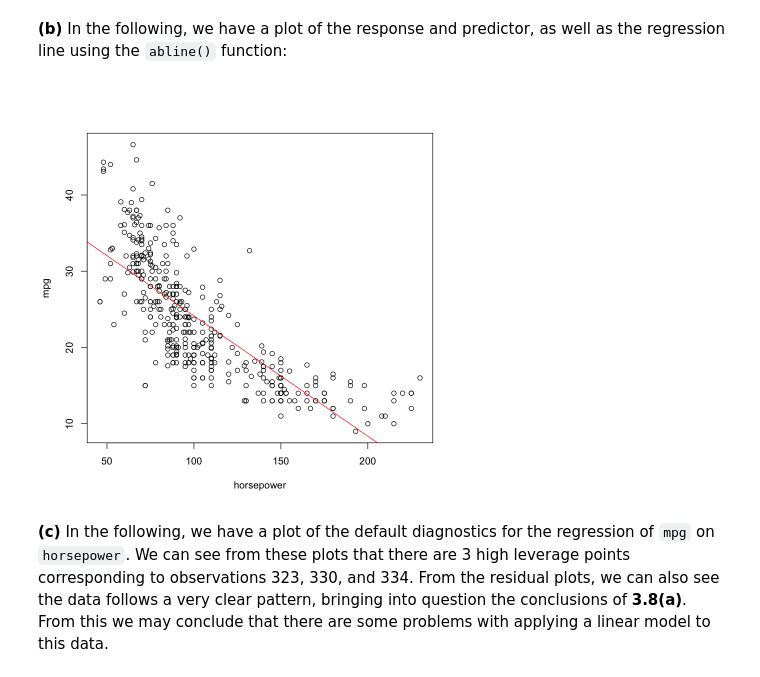
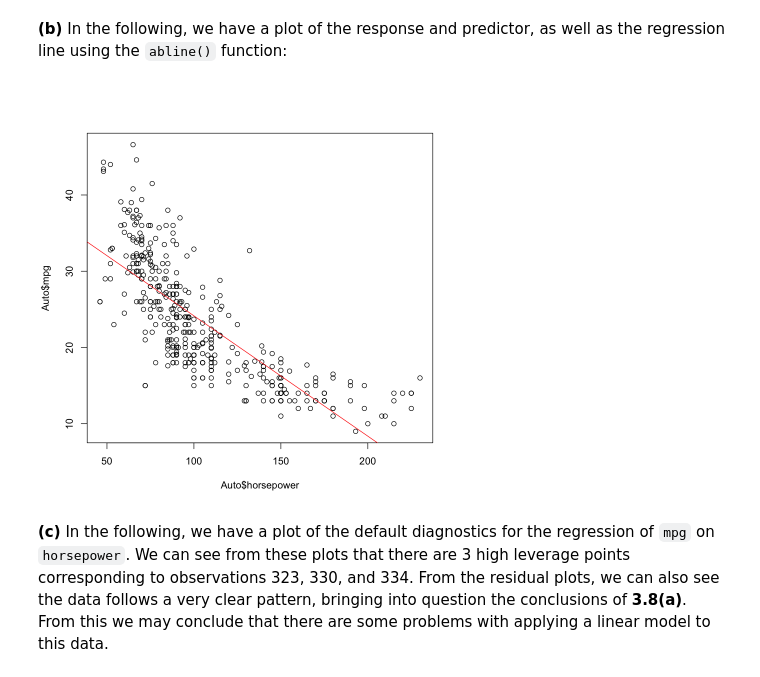
Before and after one commit to GrahamStrickland/isl, a Jupyter notebook: ch03.ipynb, the cells around one changed output. Saved outputs shown, nothing was run; the diff lists cells and outputs as text; code cells hidden in the pictures.

```diff
--- a/ch03.ipynb
+++ b/ch03.ipynb
@@ -275,9 +275,8 @@ Auto <- read.table(
   na.strings = "?",
   stringsAsFactors = TRUE
 )
-attach(Auto)
-na.omit(Auto)
+Auto <- na.omit(Auto)
 
-lm_fit <- lm(mpg ~ horsepower)
+lm_fit <- lm(mpg ~ horsepower, data = Auto)
 summary(lm_fit)
 # %% [output]
@@ -376,10 +338,10 @@ A matrix: 1 × 3 of type dbl
 **(b)** In the following, we have a plot of the response and predictor, as well as the
 regression line using the `abline()` function:
 # %%
-plot(horsepower, mpg)
+plot(Auto$horsepower, Auto$mpg)
 abline(lm_fit, col = "red")
 # %% [output]
-[figure, old version]
+[figure, new version]
 # %% [markdown]
 **(c)** In the following, we have a plot of the default diagnostics for the regression
 of `mpg` on `horsepower`. We can see from these plots that there are 3 high
```
Also changed, not shown: parts of 8 cells of this notebook, 1 other file.
